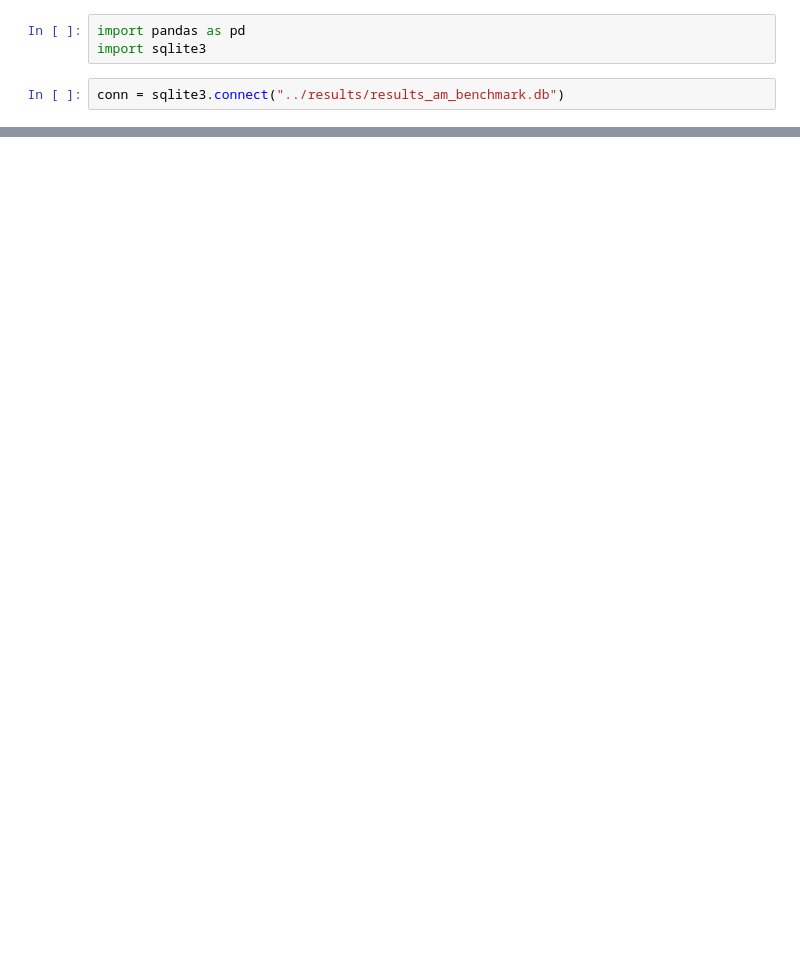
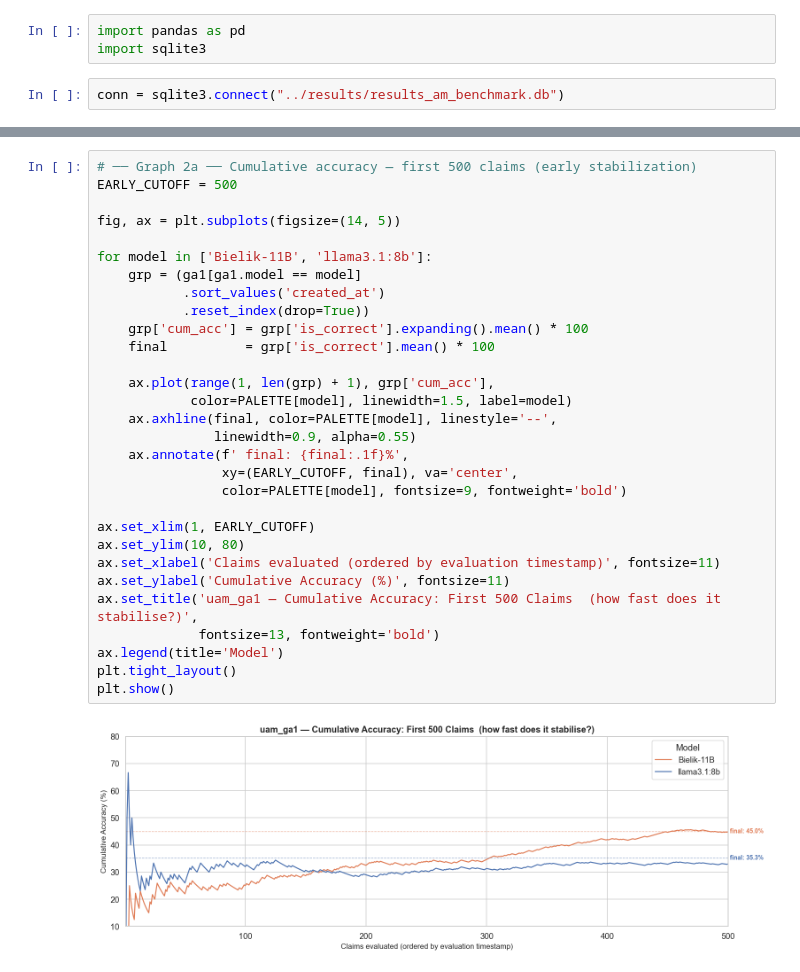
Before and after one commit to Wilsonuep/claims_processing, a Jupyter notebook: data_analysis/data_discovery.ipynb, the cells around one changed output, grey strips where cells are left out. Drawn from its saved outputs; the diff is of its cells as text; blank space fills up the shorter version.

```diff
--- a/data_analysis/data_discovery.ipynb
+++ b/data_analysis/data_discovery.ipynb
@@ -55,0 +153,32 @@ df_quality
+# %%
+# ── Graph 2a ── Cumulative accuracy — first 500 claims (early stabilization)
+EARLY_CUTOFF = 500
+
+fig, ax = plt.subplots(figsize=(14, 5))
+
+for model in ['Bielik-11B', 'llama3.1:8b']:
+    grp = (ga1[ga1.model == model]
+           .sort_values('created_at')
+           .reset_index(drop=True))
+    grp['cum_acc'] = grp['is_correct'].expanding().mean() * 100
+    final          = grp['is_correct'].mean() * 100
+
+    ax.plot(range(1, len(grp) + 1), grp['cum_acc'],
+            color=PALETTE[model], linewidth=1.5, label=model)
+    ax.axhline(final, color=PALETTE[model], linestyle='--',
+               linewidth=0.9, alpha=0.55)
+    ax.annotate(f' final: {final:.1f}%',
+                xy=(EARLY_CUTOFF, final), va='center',
+                color=PALETTE[model], fontsize=9, fontweight='bold')
+
+ax.set_xlim(1, EARLY_CUTOFF)
+ax.set_ylim(10, 80)
+ax.set_xlabel('Claims evaluated (ordered by evaluation timestamp)', fontsize=11)
+ax.set_ylabel('Cumulative Accuracy (%)', fontsize=11)
+ax.set_title('uam_ga1 — Cumulative Accuracy: First 500 Claims  (how fast does it stabilise?)',
+             fontsize=13, fontweight='bold')
+ax.legend(title='Model')
+plt.tight_layout()
+plt.show()
+# %% [output]
+[figure, added]
```
Also changed, not shown: parts of 14 cells of this notebook, 1 other file.
